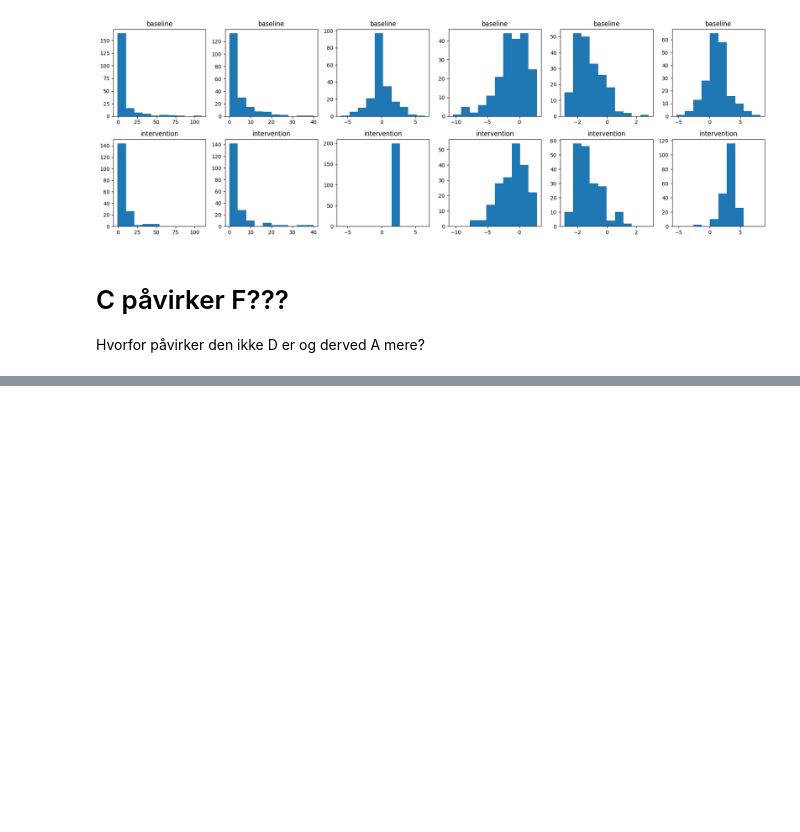
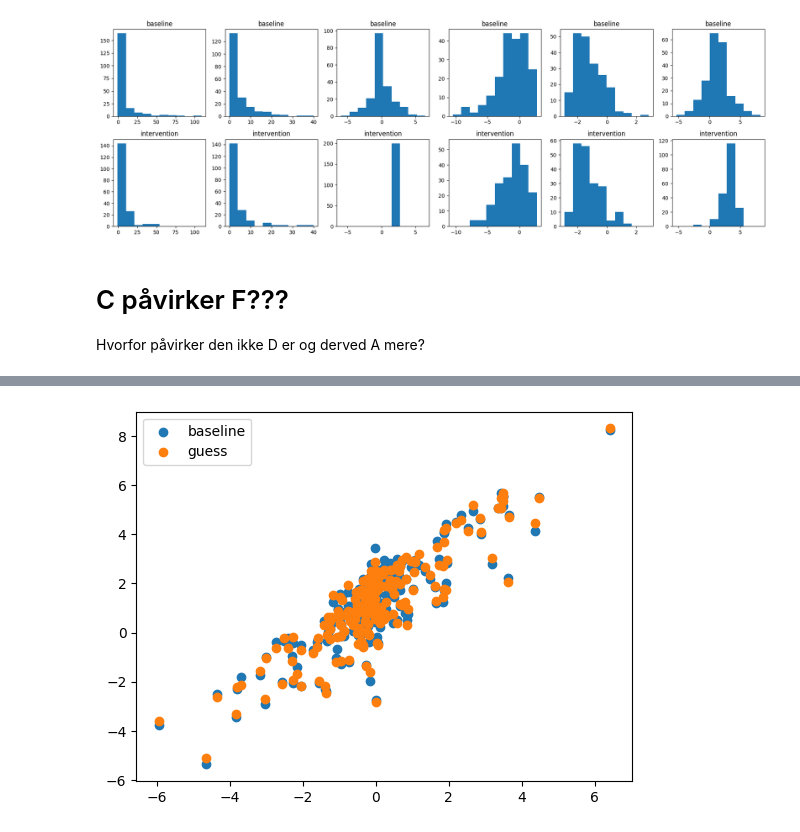
Before and after one commit to katinka314/AL_graph_project, a Jupyter notebook: scatterplots.ipynb, the cells around one changed output, grey strips where cells are left out. Drawn from its saved outputs; the diff is of its cells as text; code cells hidden in the pictures; blank space fills up the shorter version.

```diff
--- a/scatterplots.ipynb
+++ b/scatterplots.ipynb
@@ -68,0 +87,12 @@ plot_grid(cond_base, n=6)
+# %%
+plt.scatter(basedata[:,2], basedata[:,5], label="baseline")
+plt.scatter(
+    basedata[:,2],
+    basedata[:,2] - basedata[:,4],
+    label="guess"
+)
+
+plt.legend()
+plt.show()
+# %% [output]
+[figure, added]
```
Also changed, not shown: parts of 6 cells of this notebook.
